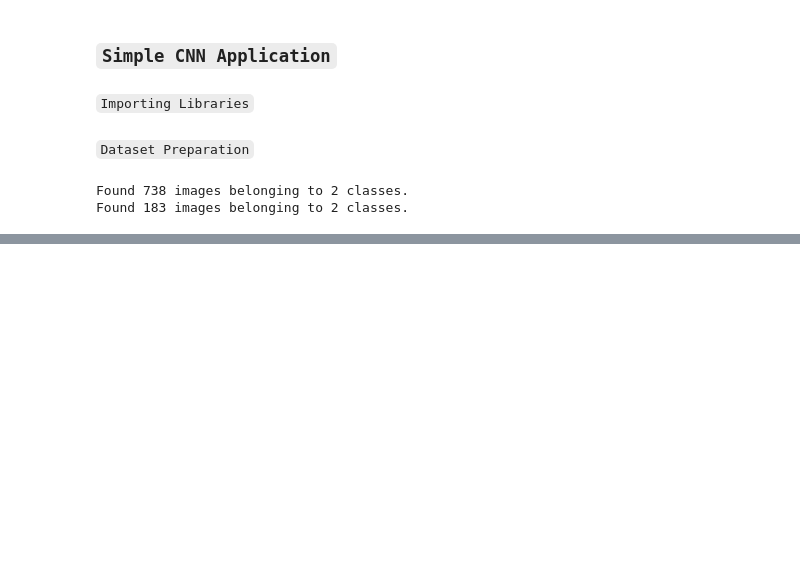
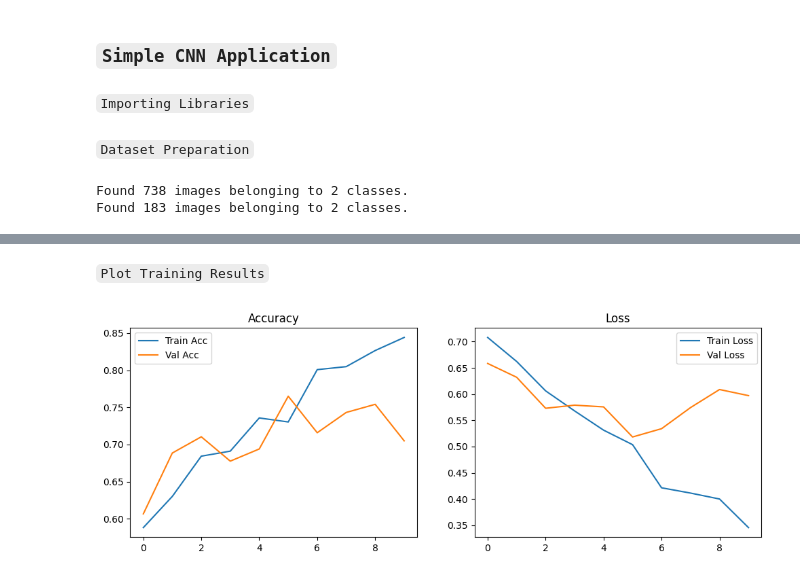
Before and after one commit to Tanish-Sarkar/Human-Presence-Detection, a Jupyter notebook: Notebooks/Applied_Deep_Learning.ipynb, the cells around one changed output, grey strips where cells are left out. Saved outputs shown, nothing was run; the diff lists cells and outputs as text; code cells hidden in the pictures; blank space fills up the shorter version.

```diff
--- a/Notebooks/Applied_Deep_Learning.ipynb
+++ b/Notebooks/Applied_Deep_Learning.ipynb
@@ -46,0 +49,19 @@ Found 183 images belonging to 2 classes.
+# %%
+model = Sequential([
+    Conv2D(32, (3,3), activation='relu', input_shape=(128, 128, 3)),
+    MaxPooling2D((2,2)),
+
+    Conv2D(64, (3,3), activation='relu'),
+    MaxPooling2D((2,2)),
+
+    Conv2D(128, (3,3), activation='relu'),
+    MaxPooling2D((2,2)),
+
+    Flatten(),
+    Dense(128, activation='relu'),
+    Dropout(0.5),
+    Dense(1, activation='sigmoid')  # Binary classification
+])
+
+model.compile(optimizer='adam', loss='binary_crossentropy', metrics=['accuracy'])
+model.summary()
@@ -46,0 +92,6 @@ Found 183 images belonging to 2 classes.
+# %%
+history = model.fit(
+    train_data,
+    validation_data=val_data,
+    epochs=10
+)
@@ -46,0 +119,20 @@ Found 183 images belonging to 2 classes.
+# %% [markdown]
+`Plot Training Results`
+# %%
+plt.figure(figsize=(12,4))
+
+plt.subplot(1,2,1)
+plt.plot(history.history['accuracy'], label='Train Acc')
+plt.plot(history.history['val_accuracy'], label='Val Acc')
+plt.legend()
+plt.title("Accuracy")
+
+plt.subplot(1,2,2)
+plt.plot(history.history['loss'], label='Train Loss')
+plt.plot(history.history['val_loss'], label='Val Loss')
+plt.legend()
+plt.title("Loss")
+
+plt.show()
+# %% [output]
+[figure, added]
```
Also changed, not shown: parts of 6 cells of this notebook, 4 other files.
